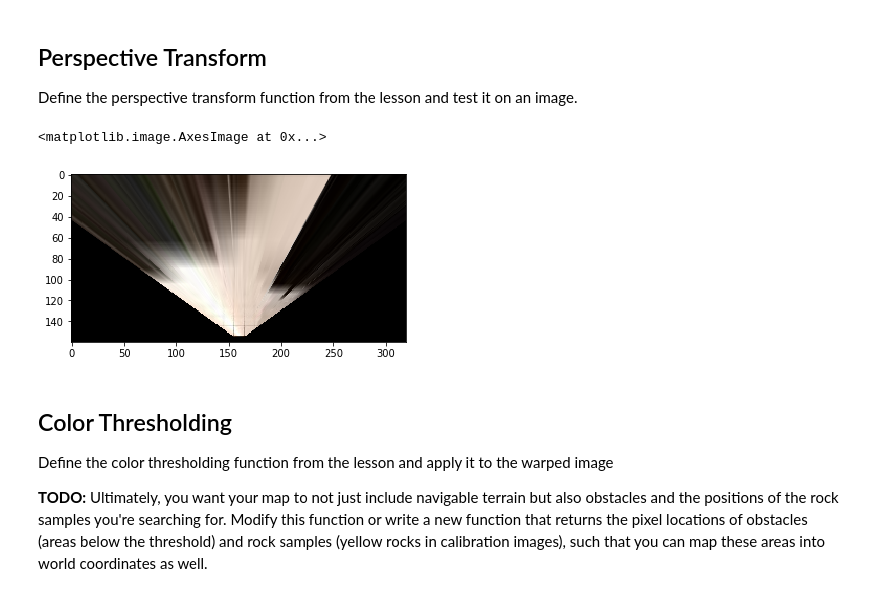
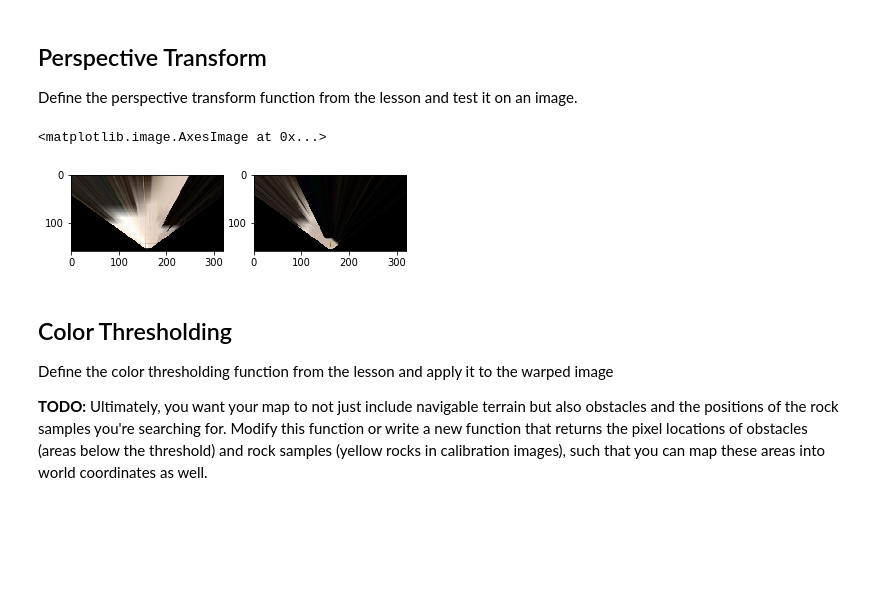
Before and after one commit to markusbrn/RoboNDSearchAndSampleP1, a Jupyter notebook: Project/code/Rover_Project_Test_Notebook.ipynb, the cells around one changed output. Saved outputs shown, nothing was run; the diff lists cells and outputs as text; code cells hidden in the pictures; blank space fills up the shorter version.

```diff
--- a/Project/code/Rover_Project_Test_Notebook.ipynb
+++ b/Project/code/Rover_Project_Test_Notebook.ipynb
@@ -83,8 +77,8 @@ def perspect_transform(img, src, dst):
 
     M = cv2.getPerspectiveTransform(src, dst)
     warped = cv2.warpPerspective(img, M, (img.shape[1], img.shape[0]))# keep same size as input image
-
-    return warped
+    mask = cv2.warpPerspective(np.ones_like(img[:,:,0]), M, (img.shape[1], img.shape[0]))
+    return warped, mask
 
 
 # Define calibration box in source (actual) and destination (desired) coordinates
@@ -101,13 +95,19 @@
                   [image.shape[1]/2 + dst_size, image.shape[0] - bottom_offset],
                   [image.shape[1]/2 + dst_size, image.shape[0] - 2*dst_size - bottom_offset],
                   [image.shape[1]/2 - dst_size, image.shape[0] - 2*dst_size - bottom_offset],
                   ])
-warped = perspect_transform(grid_img, source, destination)
-plt.imshow(warped)
+grid_warped,_ = perspect_transform(grid_img, source, destination)
+plt.subplot(121)
+plt.imshow(grid_warped)
+
+rock_warped,_ = perspect_transform(rock_img, source, destination)
+plt.subplot(122)
+plt.imshow(rock_warped)
+
 #scipy.misc.imsave('../output/warped_example.jpg', warped)
 # %% [output]
 <matplotlib.image.AxesImage at 0x...>
-[figure, old version]
+[figure, new version]
 # %% [markdown]
 ## Color Thresholding
 Define the color thresholding function from the lesson and apply it to the warped image
```
Also changed, not shown: parts of 6 cells of this notebook, 1 other file.
